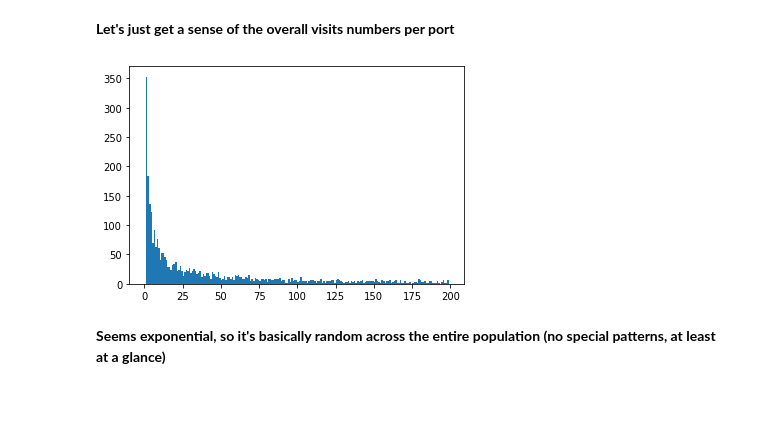
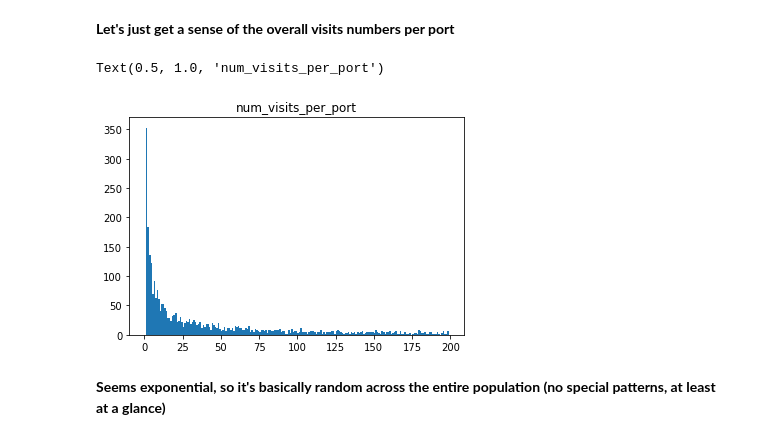
Before and after one commit to matanma/ML, a Jupyter notebook: WinWard/WinWard.ipynb, the cells around one changed output. Drawn from its saved outputs; the diff is of its cells as text; code cells hidden in the pictures; blank space fills up the shorter version.

```diff
--- a/WinWard/WinWard.ipynb
+++ b/WinWard/WinWard.ipynb
@@ -383,8 +412,10 @@ There were 113 tankers visits and 60 non-tanker visits to port 537c6adb72ef82043
 # %%
 num_visits_per_port = [len(pdf) for pid,pdf in train_df_to_work_with.groupby('port_id')]
 plt.hist(num_visits_per_port, bins=np.arange(200));
+plt.title("num_visits_per_port")
 # %% [output]
+Text(0.5, 1.0, 'num_visits_per_port')
-[figure, old version]
+[figure, new version]
 # %% [markdown]
 **Seems exponential, so it's basically random across the entire population (no special patterns, at least at a glance)**
 # %% [markdown]
```
Also changed, not shown: parts of 42 cells of this notebook.
